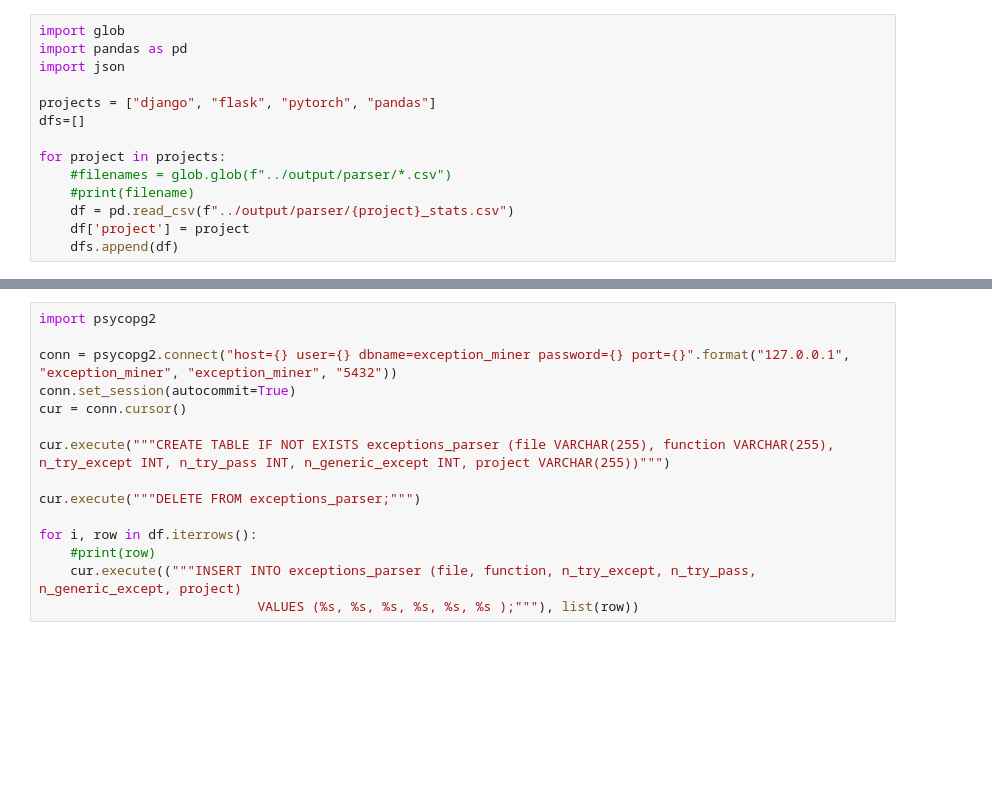
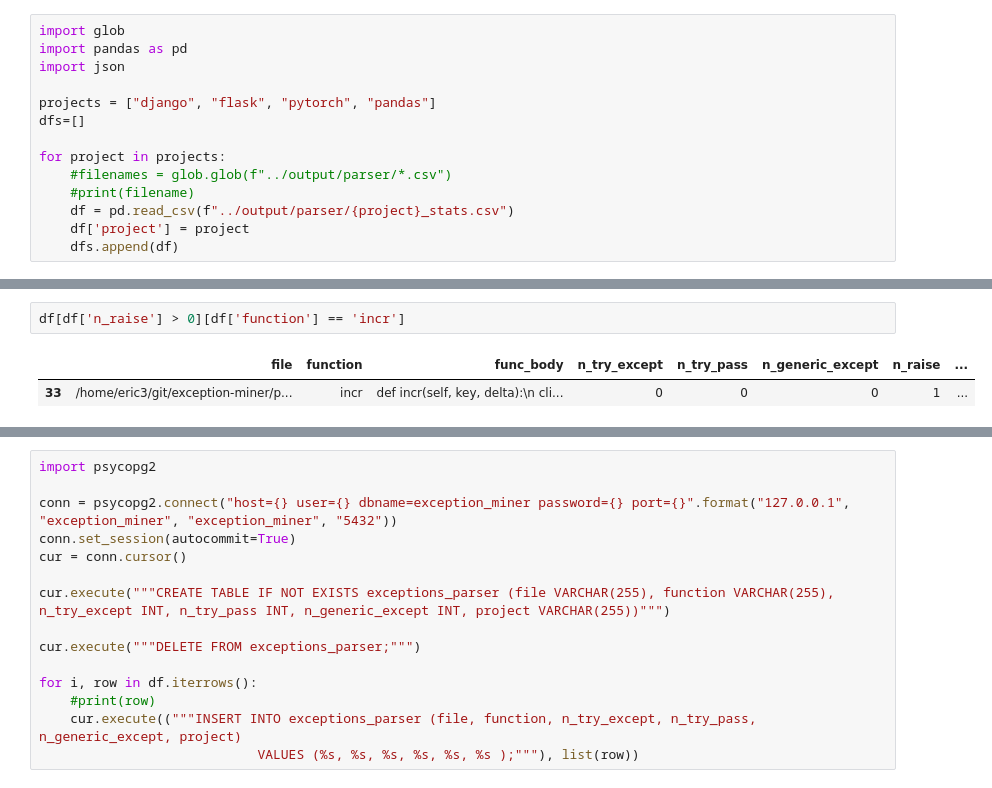
Before and after one commit to r4phael/exception-miner-multi, a Jupyter notebook: notebooks/eh_py_analysis.ipynb, the cells around one changed output, grey strips where cells are left out. Drawn from its saved outputs; the diff is of its cells as text; blank space fills up the shorter version.

```diff
--- a/notebooks/eh_py_analysis.ipynb
+++ b/notebooks/eh_py_analysis.ipynb
@@ -103,3 +103,8 @@ df.head(5)
+# %%
+df[df['n_raise'] > 0][df['function'] == 'incr']
+# %% [output]
+|  | file | function | func_body | n_try_except | n_try_pass | n_generic_except | n_raise | ... |
+| 33 | /home/eric3/git/exception-miner/p... | incr | def incr(self, key, delta):\n cli... | 0 | 0 | 0 | 1 | ... |
 # %%
 df.shape
 # %% [output]
```
Also changed, not shown: parts of 5 cells of this notebook, 5 other files.
